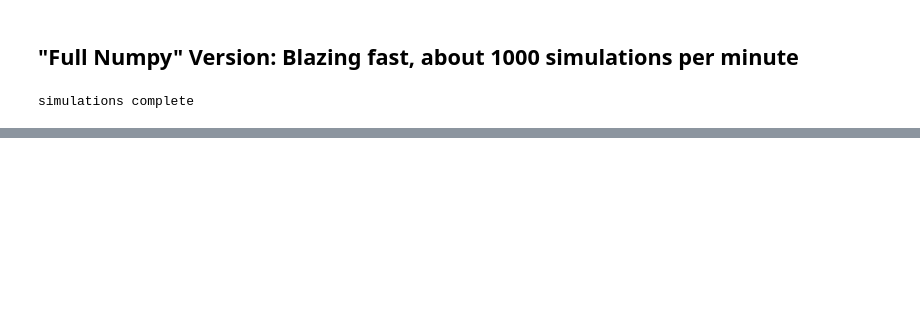
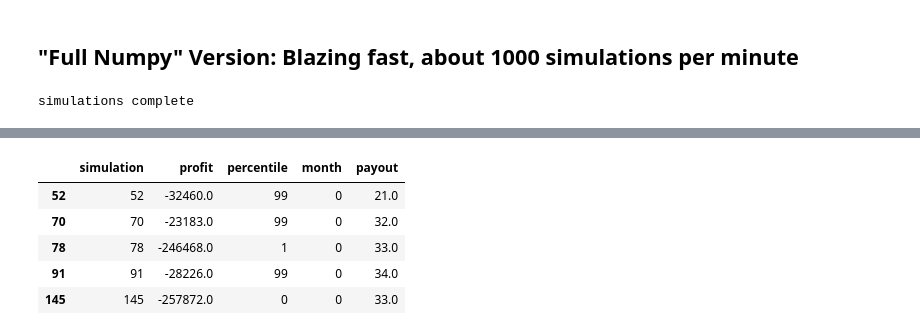
Before and after one commit to alexdparker/datascience, a Jupyter notebook: driver_pricing.ipynb, the cells around one changed output, grey strips where cells are left out. Cells and saved outputs as stored; diff of their text form; code cells hidden in the pictures; blank space fills up the shorter version.

```diff
--- a/driver_pricing.ipynb
+++ b/driver_pricing.ipynb
@@ -348 +359,12 @@ pd.qcut(profit_results.profit)
+# %%
+percentiles = [0,1,2,97,98,99]
+df = pv_wide.astype({'percentile':'object'}).query("percentile in @percentiles")
+df.head()
+# %% [output]
+|  | simulation | profit | percentile | month | payout |
+| 52 | 52 | -32460.0 | 99 | 0 | 21.0 |
+| 70 | 70 | -23183.0 | 99 | 0 | 32.0 |
+| 78 | 78 | -246468.0 | 1 | 0 | 33.0 |
+| 91 | 91 | -28226.0 | 99 | 0 | 34.0 |
+| 145 | 145 | -257872.0 | 0 | 0 | 33.0 |
 # %%
```
Also changed, not shown: parts of 11 cells of this notebook.
